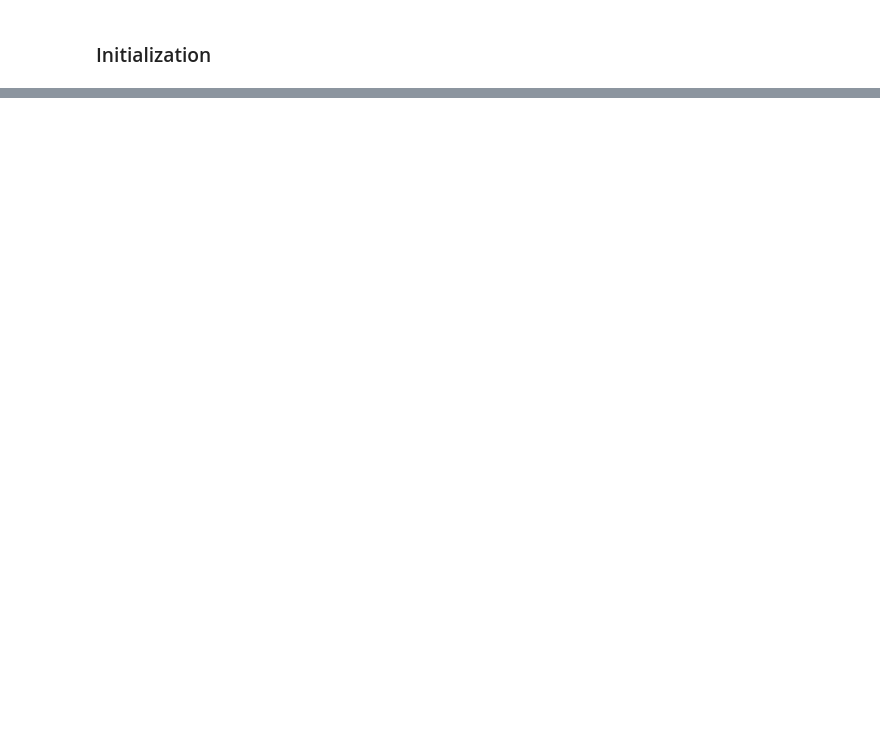
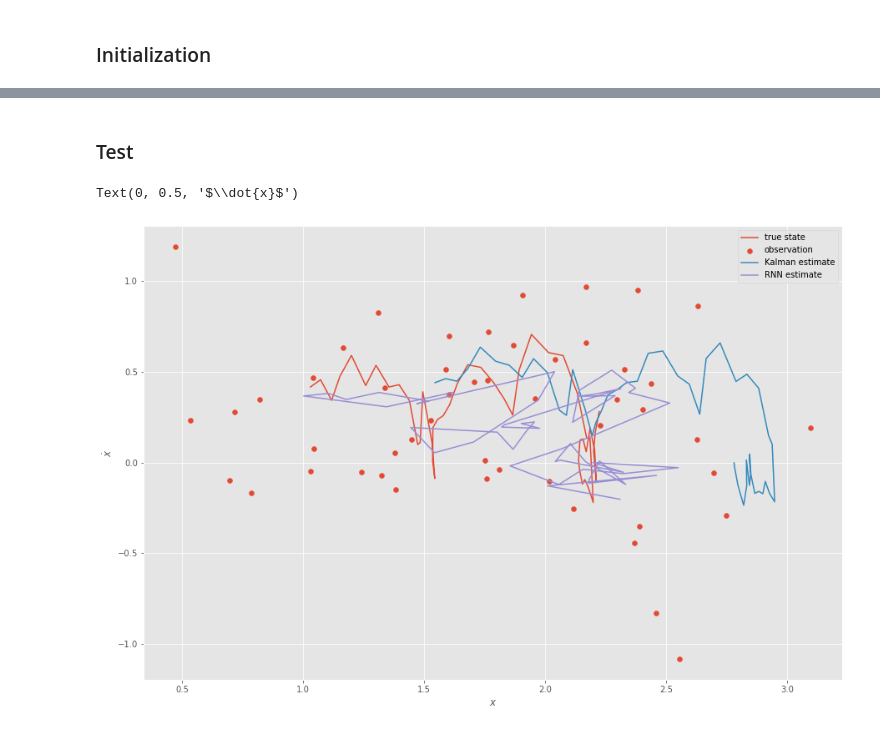
Before and after one commit to JopNiessen/SoftActorCritic, a Jupyter notebook: KF_RNN.ipynb, the cells around one changed output, grey strips where cells are left out. Saved outputs shown, nothing was run; the diff lists cells and outputs as text; code cells hidden in the pictures; blank space fills up the shorter version.

```diff
--- a/KF_RNN.ipynb
+++ b/KF_RNN.ipynb
@@ -56,0 +142,13 @@ Text(0, 0.5, '$\\dot{x}$')
+# %%
+key = jrandom.PRNGKey(0)
+learning_rate = 3e-2
+batch_size = 100
+
+model = KalmanFilterRNN(3, 2, key=key)
+optimizer = optax.adam(learning_rate)
+opt_state = optimizer.init(model)
+
+for step in range(500):
+    control, obs, target = get_sample(buffer, batch_size)
+    model, opt_state, loss = apply_step(model, optimizer, opt_state, control, obs, target)
+    print(f'step={step}\tloss={loss}')
@@ -56,0 +173,50 @@ Text(0, 0.5, '$\\dot{x}$')
+# %% [markdown]
+### Test
+# %%
+key = jrandom.PRNGKey(2)
+N = 50
+
+env = Linear_SDI(end_time=20)
+env.boundary = True
+env.min = jnp.array([-5, -5])
+env.max = jnp.array([5, 5])
+
+RNN_KF = model
+KF = KalmanFilter(env.A, env.B, env.C, env.w, env.v)
+
+X = np.zeros((N, 2))
+Y = np.zeros((N, 2))
+Xkf = np.zeros((N, 2))
+Xrnn = np.zeros((N, 2))
+
+x_kf = env.reset()
+x_hid = x_kf / 5
+for it in range(N):
+    control = jrandom.normal(key, (1,))
+    obs, rew, done, _ = env.step(control)
+
+    x_kf += KF(x_kf, control, obs)*env.dt
+    x_hid = RNN_KF(x_hid, control, obs / 5)
+
+    # save
+    X[it] = env.state
+    Y[it] = obs
+    Xkf[it] = x_kf
+    Xrnn[it] = x_hid*5
+
+    # step
+    key, subkey = jrandom.split(key)
+    if done:
+        x_est = env.reset()
+
+fig, ax = plt.subplots(figsize=(15,10))
+ax.plot(X[:,0], X[:,1], label='true state')
+ax.scatter(Y[:,0], Y[:,1], label='observation')
+ax.plot(Xkf[:,0], Xkf[:,1], label='Kalman estimate')
+ax.plot(Xrnn[:,0], Xrnn[:,1], label='RNN estimate')
+ax.legend()
+ax.set_xlabel(r'$x$')
+ax.set_ylabel(r'$\dot{x}$')
+# %% [output]
+Text(0, 0.5, '$\\dot{x}$')
+[figure, added]
```
Also changed, not shown: parts of 11 cells of this notebook, 11 other files.
